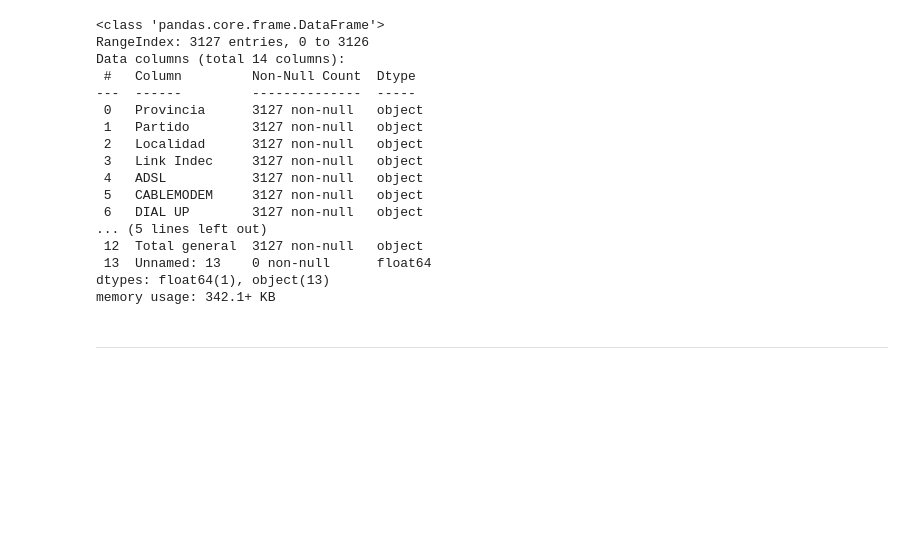
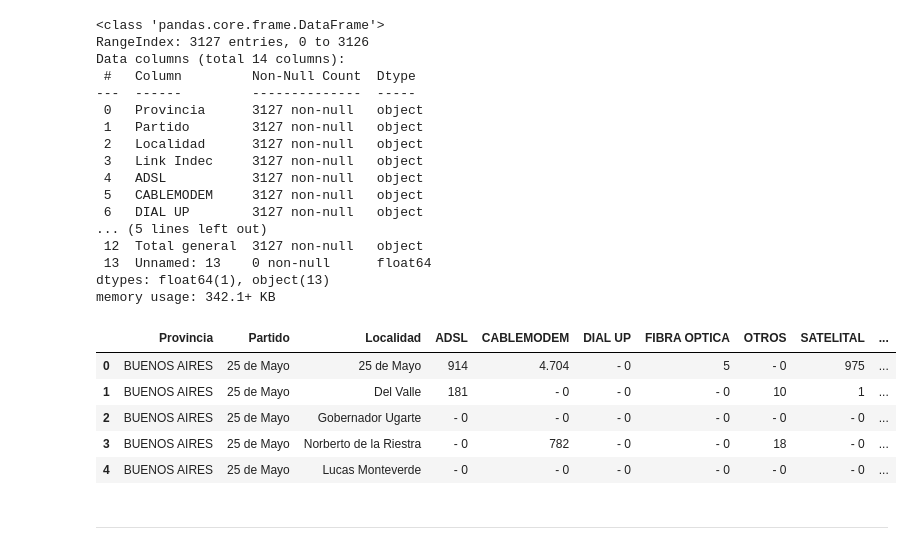
Before and after one commit to Galo0000/Analitics_Proyect, a Jupyter notebook: otro.ipynb, the cells around one changed output. Cells and saved outputs as stored; diff of their text form; code cells hidden in the pictures; blank space fills up the shorter version.

```diff
--- a/otro.ipynb
+++ b/otro.ipynb
@@ -158,7 +158,16 @@ Data columns (total 14 columns):
 dtypes: float64(1), object(13)
 memory usage: 342.1+ KB
 # %%
-df.drop('Link Indec',inplace=True,axis=1)
+df.drop(['Link Indec','Unnamed: 13'],inplace=True,axis=1)
+# %%
+df.head()
+# %% [output]
+|  | Provincia | Partido | Localidad | ADSL | CABLEMODEM | DIAL UP | FIBRA OPTICA | OTROS | SATELITAL | ... |
+| 0 | BUENOS AIRES | 25 de Mayo | 25 de Mayo | 914 | 4.704 | - 0 | 5 | - 0 | 975 | ... |
+| 1 | BUENOS AIRES | 25 de Mayo | Del Valle | 181 | - 0 | - 0 | - 0 | 10 | 1 | ... |
+| 2 | BUENOS AIRES | 25 de Mayo | Gobernador Ugarte | - 0 | - 0 | - 0 | - 0 | - 0 | - 0 | ... |
+| 3 | BUENOS AIRES | 25 de Mayo | Norberto de la Riestra | - 0 | 782 | - 0 | - 0 | 18 | - 0 | ... |
+| 4 | BUENOS AIRES | 25 de Mayo | Lucas Monteverde | - 0 | - 0 | - 0 | - 0 | - 0 | - 0 | ... |
 # %% [markdown]
 ***
 # %%
```
